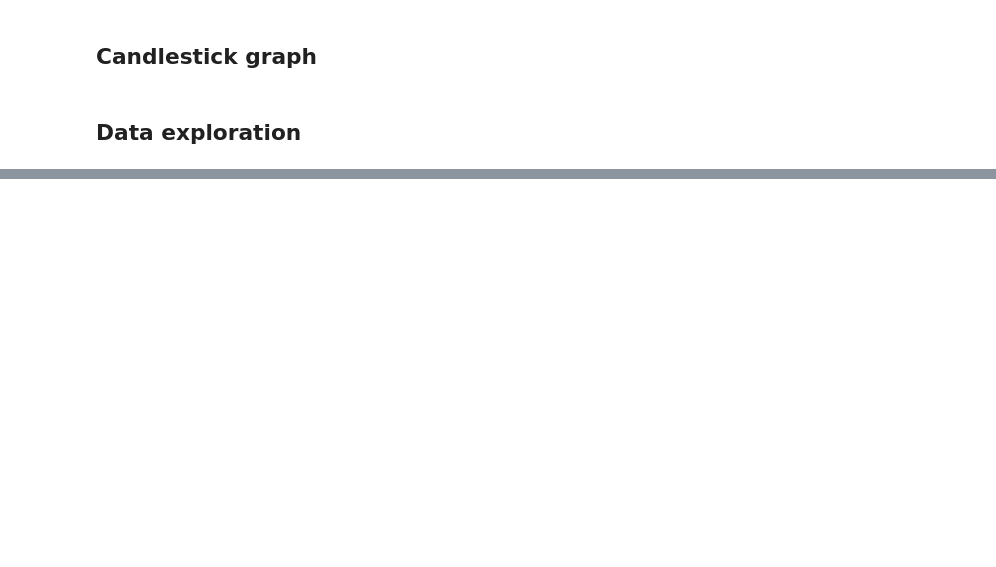
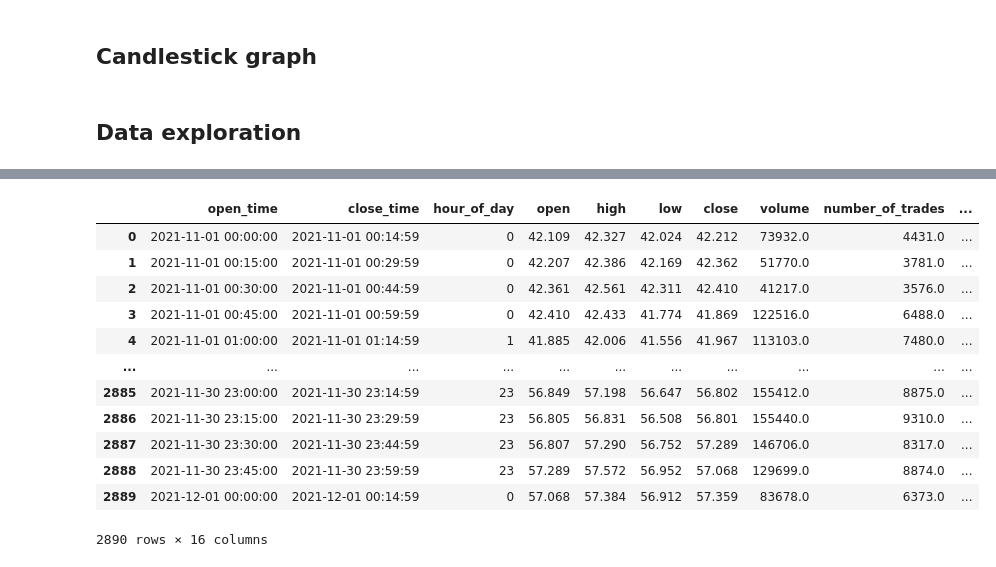
Before and after one commit to javivera/marketExploration, a Jupyter notebook: binanceApi.ipynb, the cells around one changed output, grey strips where cells are left out. Cells and saved outputs as stored; diff of their text form; code cells hidden in the pictures; blank space fills up the shorter version.

```diff
--- a/binanceApi.ipynb
+++ b/binanceApi.ipynb
@@ -96,4 +194,2 @@ def candleGraph(df):
 # %% [markdown]
 ## Data exploration
-# %%
-df = dataPipeline('LUNAUSDT','15m',1646517200000)
@@ -109,3 +195,0 @@ df.tail()
-# %%
-df = getKlines('LUNAUSDT','15m',1646519766083)
-df = dataCleaning(df)
@@ -124,0 +478,18 @@ CURRENT_TIME
+# %%
+def tickSize(df):
+    df['tick_size'] = df['high'] - df['low']
+    df['tick_size_percentage'] = df['tick_size'] * 100 / df['low']
+# %% [output]
+|  | open_time | close_time | hour_of_day | open | high | low | close | volume | number_of_trades | ... |
+| 0 | 2021-11-01 00:00:00 | 2021-11-01 00:14:59 | 0 | 42.109 | 42.327 | 42.024 | 42.212 | 73932.0 | 4431.0 | ... |
+| 1 | 2021-11-01 00:15:00 | 2021-11-01 00:29:59 | 0 | 42.207 | 42.386 | 42.169 | 42.362 | 51770.0 | 3781.0 | ... |
+| 2 | 2021-11-01 00:30:00 | 2021-11-01 00:44:59 | 0 | 42.361 | 42.561 | 42.311 | 42.410 | 41217.0 | 3576.0 | ... |
+| 3 | 2021-11-01 00:45:00 | 2021-11-01 00:59:59 | 0 | 42.410 | 42.433 | 41.774 | 41.869 | 122516.0 | 6488.0 | ... |
+| 4 | 2021-11-01 01:00:00 | 2021-11-01 01:14:59 | 1 | 41.885 | 42.006 | 41.556 | 41.967 | 113103.0 | 7480.0 | ... |
+| ... | ... | ... | ... | ... | ... | ... | ... | ... | ... | ... |
+| 2885 | 2021-11-30 23:00:00 | 2021-11-30 23:14:59 | 23 | 56.849 | 57.198 | 56.647 | 56.802 | 155412.0 | 8875.0 | ... |
+| 2886 | 2021-11-30 23:15:00 | 2021-11-30 23:29:59 | 23 | 56.805 | 56.831 | 56.508 | 56.801 | 155440.0 | 9310.0 | ... |
+| 2887 | 2021-11-30 23:30:00 | 2021-11-30 23:44:59 | 23 | 56.807 | 57.290 | 56.752 | 57.289 | 146706.0 | 8317.0 | ... |
+| 2888 | 2021-11-30 23:45:00 | 2021-11-30 23:59:59 | 23 | 57.289 | 57.572 | 56.952 | 57.068 | 129699.0 | 8874.0 | ... |
+| 2889 | 2021-12-01 00:00:00 | 2021-12-01 00:14:59 | 0 | 57.068 | 57.384 | 56.912 | 57.359 | 83678.0 | 6373.0 | ... |
+2890 rows × 16 columns
```
Also changed, not shown: parts of 29 cells of this notebook, 1 other file.
